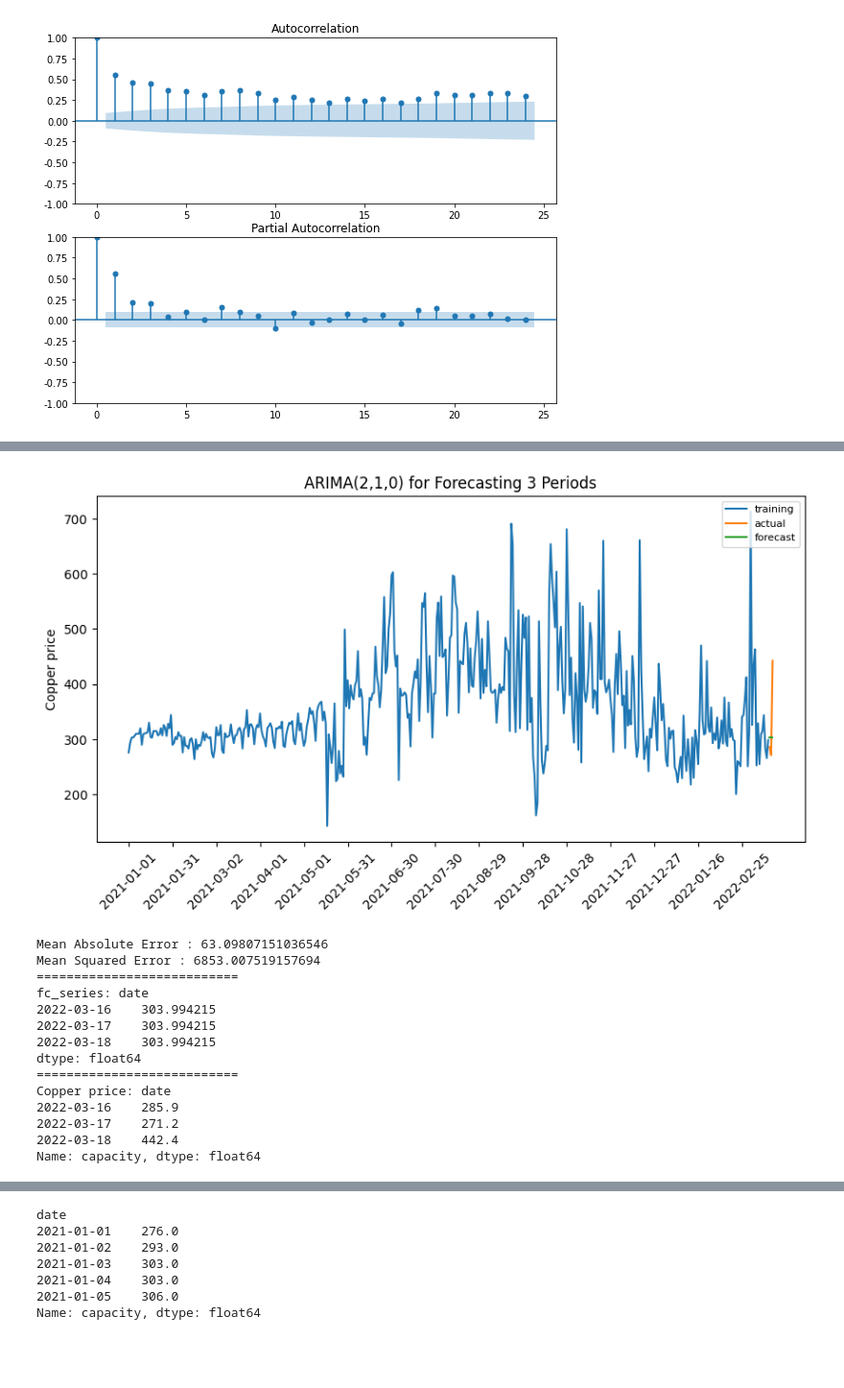
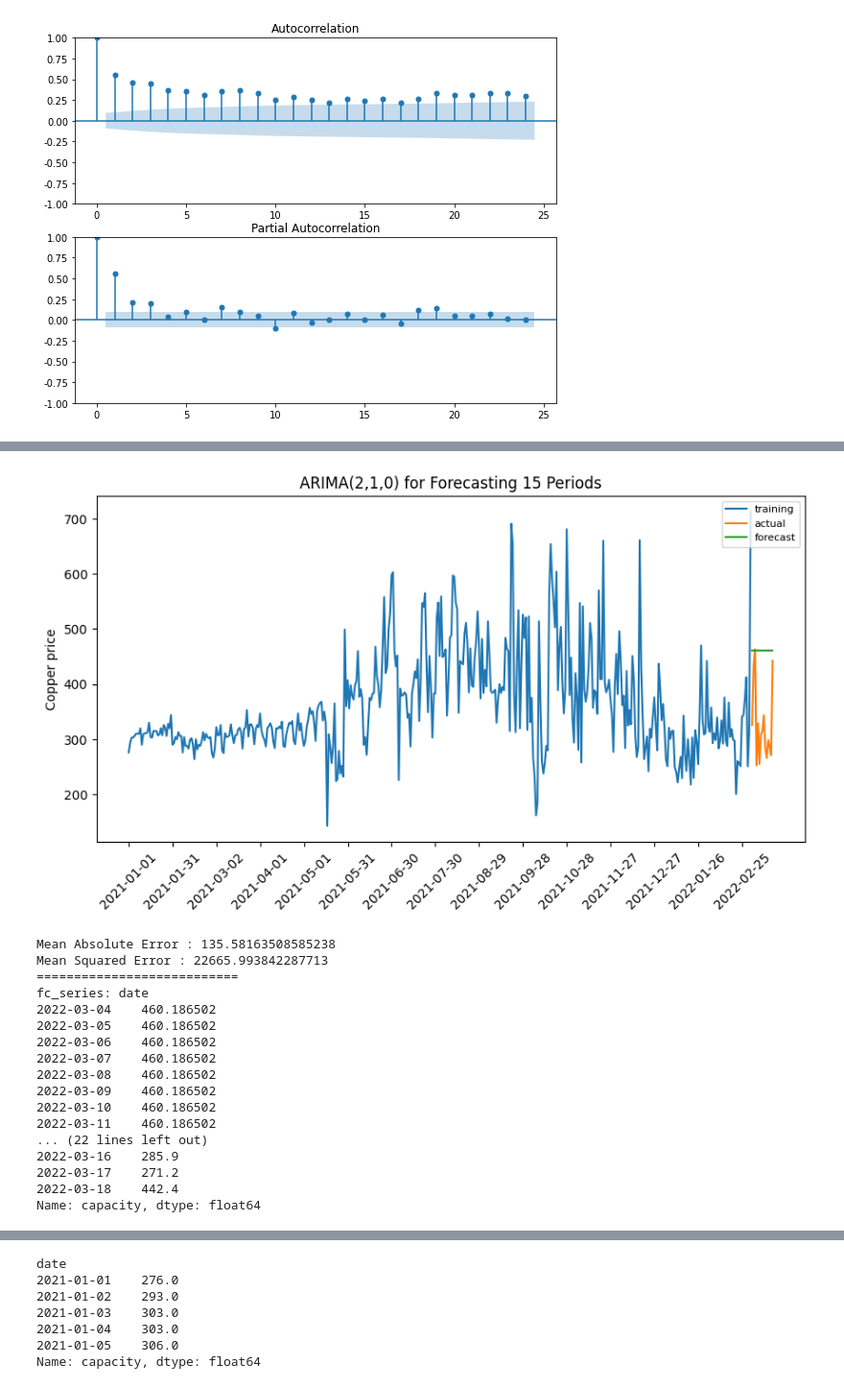
Before and after one commit to How-Wang/Electricity_Forecasting, a Jupyter notebook: DSAI_HW1_Electricity_Forecasting.ipynb, the cells around one changed output, grey strips where cells are left out. Shown at 96% size. Cells and saved outputs as stored; diff of their text form; code cells hidden in the pictures; blank space fills up the shorter version.

```diff
--- a/DSAI_HW1_Electricity_Forecasting.ipynb
+++ b/DSAI_HW1_Electricity_Forecasting.ipynb
@@ -44,13 +44,14 @@ today_data['date'] = pd.to_datetime(today_data['date'])
 today_data['year']= pd.DatetimeIndex(today_data['date']).year
 today_data['month']= pd.DatetimeIndex(today_data['date']).month
 today_data['day']= pd.DatetimeIndex(today_data['date']).day
+today_data['day_of_week'] = today_data['date'].dt.dayofweek
 
 '''concat two files'''
 data_cat = pd.concat([past_data[:365],today_data])
 
 '''split training set and testing set'''
-train = data_cat[:-45]
-test = data_cat[-45:]
+train = data_cat[:-15]
+test = data_cat[-15:]
 
 # train.set_index('date',inplace=True)
 # test.set_index('date',inplace=True)
@@ -342,47 +559,50 @@ This best model is ARIMA(3,1,2) based on argmin AIC.
 [figure]
 # %%
 #data spilt
-period = 3
+period = 15
 title = f'ARIMA(2,1,0) for Forecasting {period} Periods'
 L = len(arima_data)
 x_train = arima_data[:(L-period)]
 x_test = arima_data[-period:]
 #Build Model
 model = ARIMA(x_train, order=(3, 1, 2))
 fitted = model.fit()# disp=-1
 #Forecast
-fc, se, conf = fitted.forecast(period, alpha=0.05) # 95% conf
+fc, se, conf,_,_,_,_,_,_,_,_,_,_,_,_ = fitted.forecast(period, alpha=0.05) # 95% conf
 #Make as pandas series
 fc_series = pd.Series(fc, index=x_test.index)
 #Plot
 plt.figure(figsize=(10,5), dpi=100)
 plt.plot(x_train, label='training')
 plt.plot(x_test, label='actual')
 plt.plot(fc_series, label='forecast')
 plt.xticks(data_cat.index[::30], rotation=45)
 plt.title(title)
 plt.ylabel("Copper price")
 plt.legend(loc='upper right', fontsize=8)
 plt.show()
 #Results
 print(f"Mean Absolute Error : {mean_absolute_error(fc_series,x_test)}")
 print(f"Mean Squared Error : {mean_squared_error(fc_series,x_test)}")
 print("===========================")
 print("fc_series:",fc_series)
 print("===========================")
 print("Copper price:",x_test)
 # %% [output]
-[figure, old version]
+[figure, new version]
-Mean Absolute Error : 63.09807151036546
-Mean Squared Error : 6853.007519157694
+Mean Absolute Error : 135.58163508585238
+Mean Squared Error : 22665.993842287713
 ===========================
 fc_series: date
-2022-03-16    303.994215
-2022-03-17    303.994215
-2022-03-18    303.994215
-dtype: float64
-===========================
-Copper price: date
+2022-03-04    460.186502
+2022-03-05    460.186502
+2022-03-06    460.186502
+2022-03-07    460.186502
+2022-03-08    460.186502
+2022-03-09    460.186502
+2022-03-10    460.186502
+2022-03-11    460.186502
+... (22 lines left out)
 2022-03-16    285.9
 2022-03-17    271.2
 2022-03-18    442.4
```
Also changed, not shown: parts of 49 cells of this notebook.
